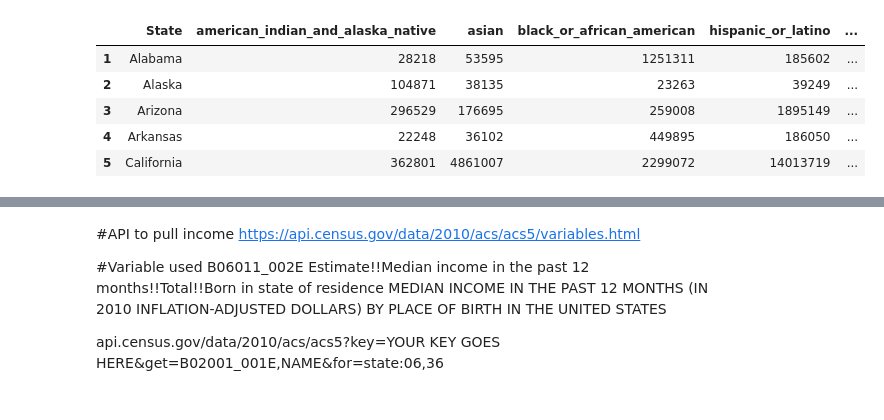
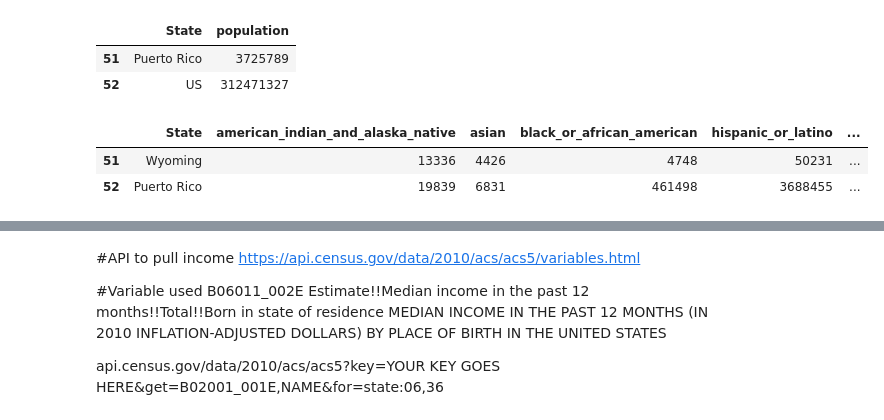
Before and after one commit to nancyculley/Medium-Data, a Jupyter notebook: Census.ipynb, the cells around one changed output, grey strips where cells are left out. Saved outputs shown, nothing was run; the diff lists cells and outputs as text; code cells hidden in the pictures.

```diff
--- a/Census.ipynb
+++ b/Census.ipynb
@@ -33,3 +36,9 @@ population_df.head()
+# %%
+population_df.tail(2)
+# %% [output]
+|  | State | population |
+| 51 | Puerto Rico | 3725789 |
+| 52 | US | 312471327 |
 # %%
 #Race pull
 race_url = "https://api.census.gov/data/2010/dec/sf1?get=NAME,PCT012C001,PCT012D001,PCT012B001,PCT012H001,PCT012E001,PCT012F001,PCT012G001,PCT012A001&for=state:*&key=59a41ecf0dff091bd991b35c87176ffd56b8107d"
@@ -37,14 +46,11 @@ race = requests.get(race_url).json()
 # %%
 race_df = pd.DataFrame(race)
 race_df.columns = race_df.iloc[0]
 race_df = race_df.reindex(race_df.index.drop(0))
 race_df = race_df.rename(columns={"NAME":"State","PCT012C001":"american_indian_and_alaska_native","PCT012D001":"asian","PCT012B001":"black_or_african_american","PCT012H001":"hispanic_or_latino","PCT012E001":"native_hawaiian_other_pacific_islander","PCT012F001":"some_other_race","PCT012G001":"two_or_more_races","PCT012A001":"white"})
 del race_df['state']
-race_df.head()
+race_df.tail(2)
 # %% [output]
 |  | State | american_indian_and_alaska_native | asian | black_or_african_american | hispanic_or_latino | ... |
-| 1 | Alabama | 28218 | 53595 | 1251311 | 185602 | ... |
-| 2 | Alaska | 104871 | 38135 | 23263 | 39249 | ... |
-| 3 | Arizona | 296529 | 176695 | 259008 | 1895149 | ... |
-| 4 | Arkansas | 22248 | 36102 | 449895 | 186050 | ... |
-| 5 | California | 362801 | 4861007 | 2299072 | 14013719 | ... |
+| 51 | Wyoming | 13336 | 4426 | 4748 | 50231 | ... |
+| 52 | Puerto Rico | 19839 | 6831 | 461498 | 3688455 | ... |
```
Also changed, not shown: parts of 34 cells of this notebook, 1 other file.
